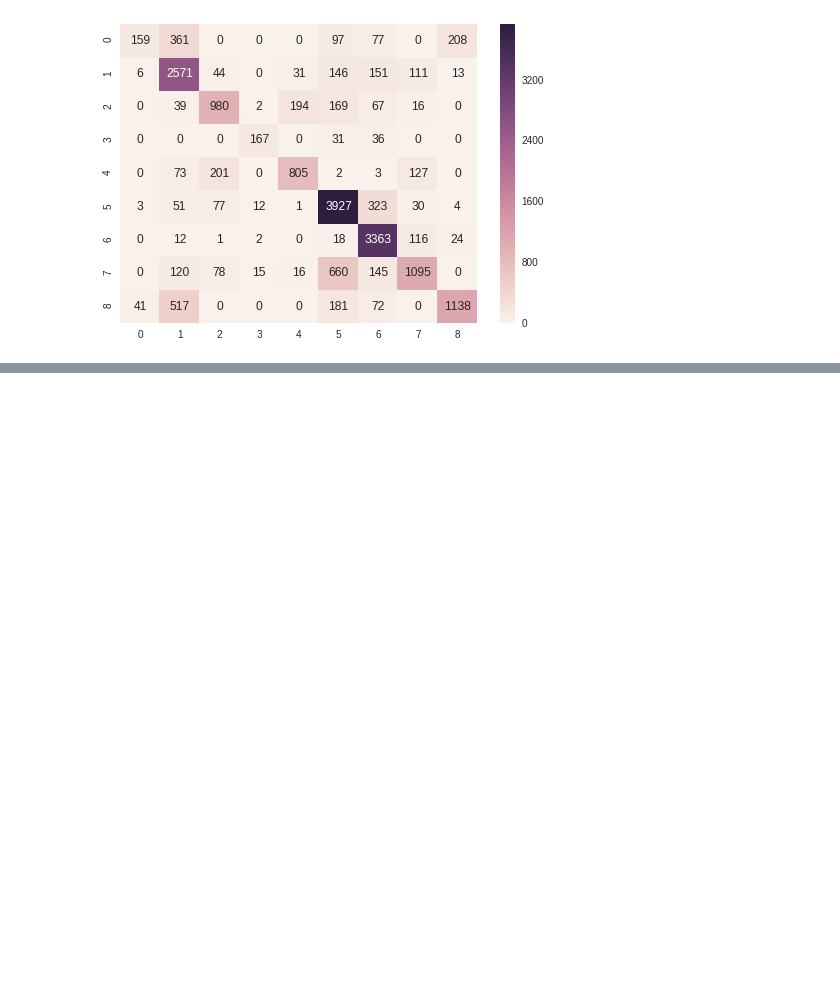
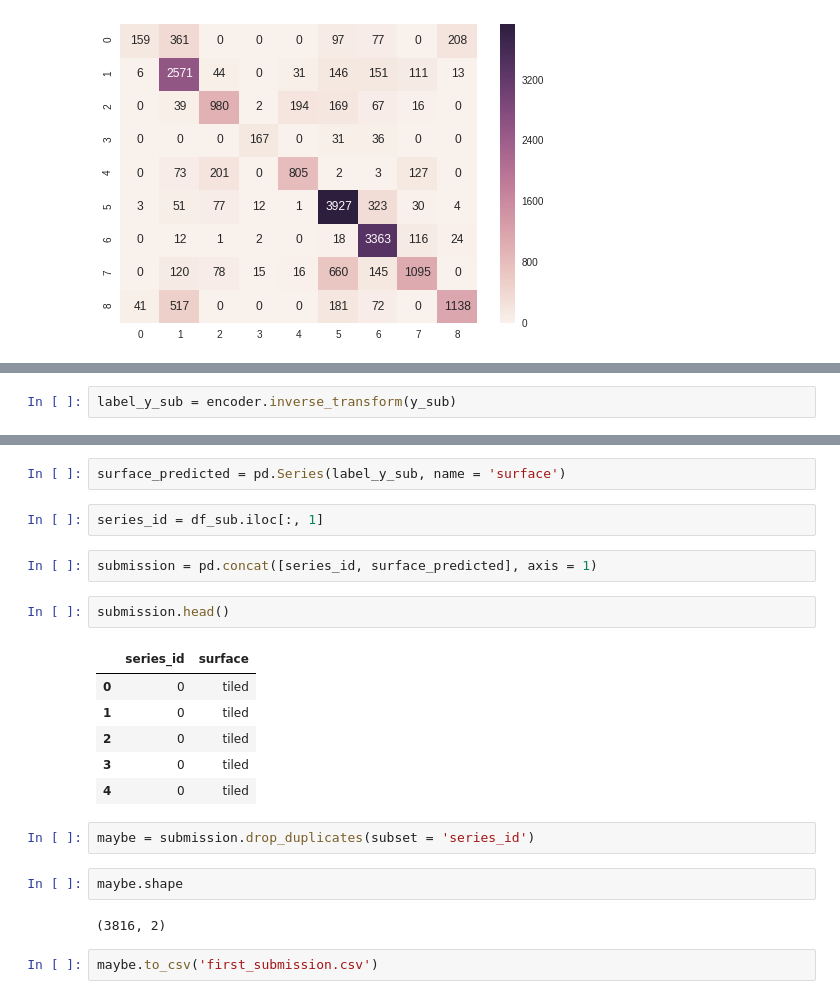
Before and after one commit to Younes-Charfaoui/ML-Projects, a Jupyter notebook: carrer_conn/Kaggle_CarrerCon_Competition.ipynb, the cells around one changed output, grey strips where cells are left out. Saved outputs shown, nothing was run; the diff lists cells and outputs as text; blank space fills up the shorter version.

```diff
--- a/carrer_conn/Kaggle_CarrerCon_Competition.ipynb
+++ b/carrer_conn/Kaggle_CarrerCon_Competition.ipynb
@@ -298,0 +330,2 @@ The Scores for KNeighborsClassifier are: Accuracy of 0.7504358391885467, F1 of 0
+# %%
+label_y_sub = encoder.inverse_transform(y_sub)
@@ -298,0 +337,23 @@ The Scores for KNeighborsClassifier are: Accuracy of 0.7504358391885467, F1 of 0
+# %%
+surface_predicted = pd.Series(label_y_sub, name = 'surface')
+# %%
+series_id = df_sub.iloc[:, 1]
+# %%
+submission = pd.concat([series_id, surface_predicted], axis = 1)
+# %%
+submission.head()
+# %% [output]
+|  | series_id | surface |
+| 0 | 0 | tiled |
+| 1 | 0 | tiled |
+| 2 | 0 | tiled |
+| 3 | 0 | tiled |
+| 4 | 0 | tiled |
+# %%
+maybe = submission.drop_duplicates(subset = 'series_id')
+# %%
+maybe.shape
+# %% [output]
+(3816, 2)
+# %%
+maybe.to_csv('first_submission.csv')
```
Also changed, not shown: parts of 10 cells of this notebook.
